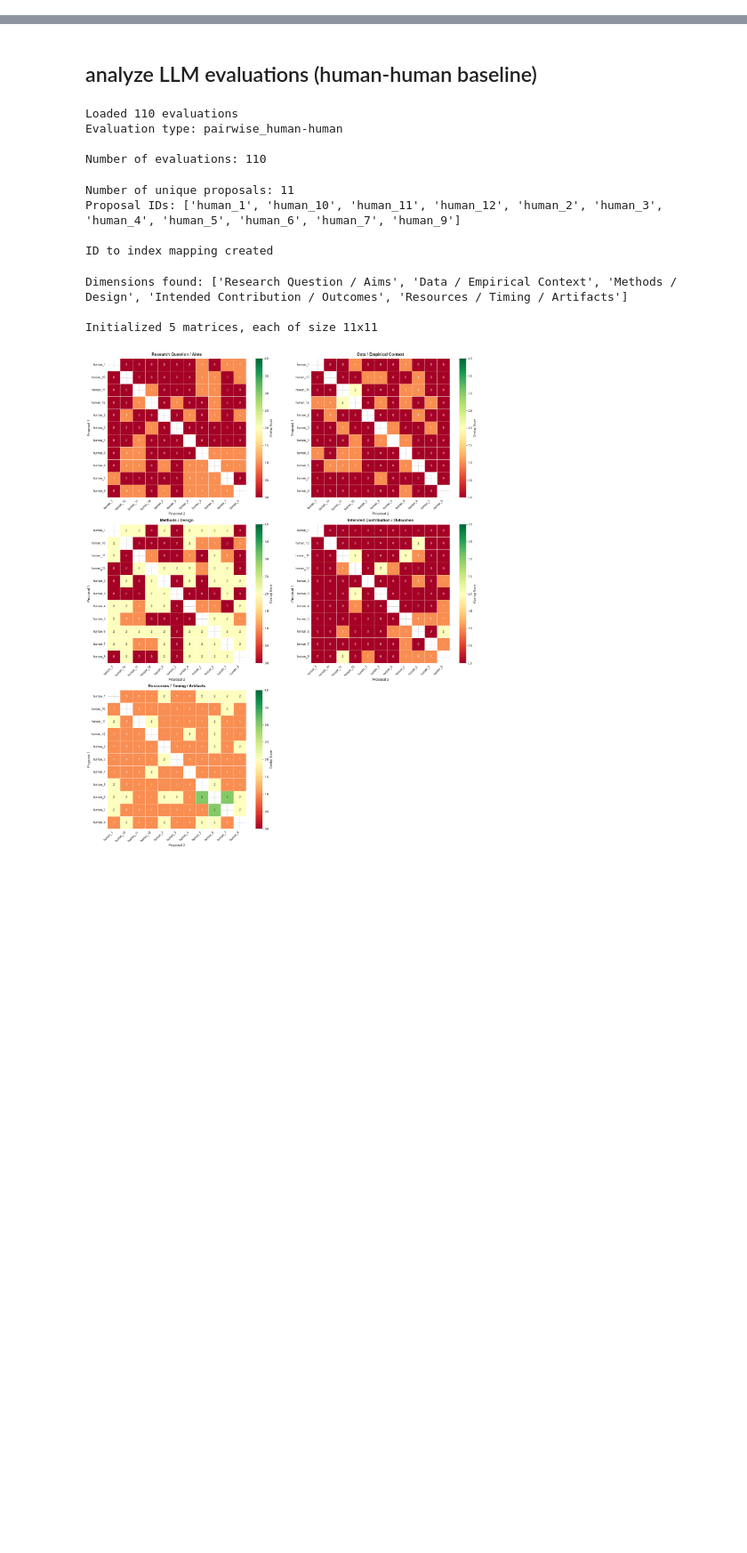
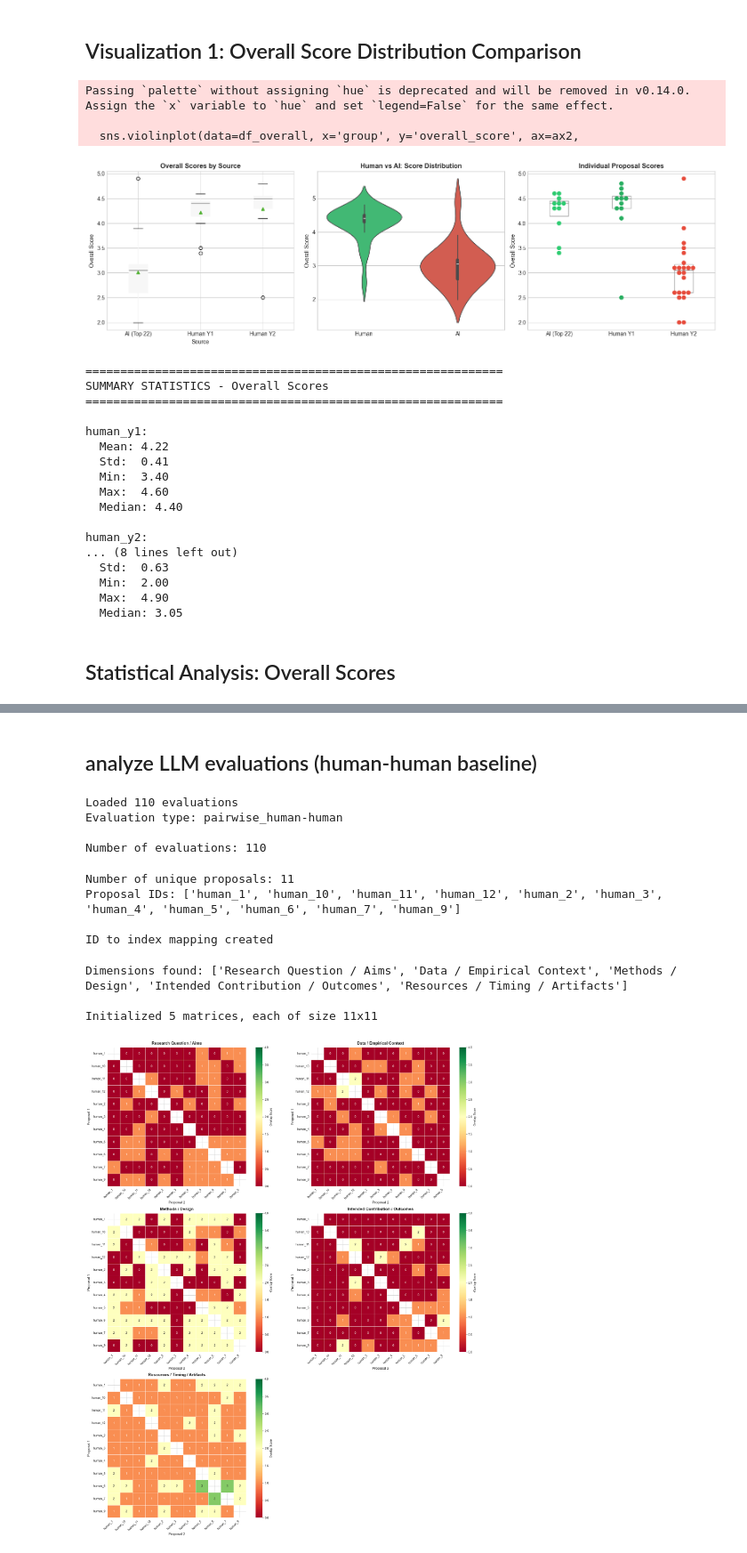
Before and after one commit to eveyhuang/ai-scientist, a Jupyter notebook: result_analysis.ipynb, the cells around one changed output, grey strips where cells are left out. Shown at 89% size. Cells and saved outputs as stored; diff of their text form; code cells hidden in the pictures; blank space fills up the shorter version.

```diff
--- a/result_analysis.ipynb
+++ b/result_analysis.ipynb
@@ -21,0 +188,77 @@ Libraries loaded successfully!
+# %% [markdown]
+## Visualization 1: Overall Score Distribution Comparison
+# %%
+# Figure 1: Overall Score Distribution - Three Groups
+fig, axes = plt.subplots(1, 3, figsize=(16, 5))
+
+# 1a. Box plot by source
+colors = {'human_y1': '#2ecc71', 'human_y2': '#27ae60', 'ai_top22': '#e74c3c'}
+ax1 = axes[0]
+df_overall.boxplot(column='overall_score', by='source', ax=ax1,
+                   patch_artist=True, showmeans=True)
+ax1.set_title('Overall Scores by Source', fontsize=12, fontweight='bold')
+ax1.set_xlabel('Source')
+ax1.set_ylabel('Overall Score')
+ax1.set_xticklabels(['AI (Top 22)', 'Human Y1', 'Human Y2'])
+plt.suptitle('')
+
+# 1b. Violin plot - Human vs AI
+ax2 = axes[1]
+sns.violinplot(data=df_overall, x='group', y='overall_score', ax=ax2,
+               palette=['#2ecc71', '#e74c3c'], inner='box')
+ax2.set_title('Human vs AI: Score Distribution', fontsize=12, fontweight='bold')
+ax2.set_xlabel('')
+ax2.set_ylabel('Overall Score')
+
+# 1c. Swarm plot with individual points
+ax3 = axes[2]
+sns.swarmplot(data=df_overall, x='source', y='overall_score', ax=ax3,
+              hue='source', palette=colors, size=8, legend=False)
+sns.boxplot(data=df_overall, x='source', y='overall_score', ax=ax3,
+            color='white', width=0.3, showcaps=False, boxprops={'facecolor': 'None'},
+            showfliers=False, whiskerprops={'linewidth': 0})
+ax3.set_title('Individual Proposal Scores', fontsize=12, fontweight='bold')
+ax3.set_xlabel('')
+ax3.set_ylabel('Overall Score')
+ax3.set_xticklabels(['AI (Top 22)', 'Human Y1', 'Human Y2'])
+
+plt.tight_layout()
+plt.savefig('qualitative_evaluation/human_vs_ai_overall_scores.png', dpi=150, bbox_inches='tight')
+plt.show()
+
+# Print summary statistics
+print("\n" + "=" * 60)
+print("SUMMARY STATISTICS - Overall Scores")
+print("=" * 60)
+for source in df_overall['source'].unique():
+    scores = df_overall[df_overall['source'] == source]['overall_score']
+    print(f"\n{source}:")
+    print(f"  Mean: {scores.mean():.2f}")
+    print(f"  Std:  {scores.std():.2f}")
+    print(f"  Min:  {scores.min():.2f}")
+    print(f"  Max:  {scores.max():.2f}")
+    print(f"  Median: {scores.median():.2f}")
+# %% [output]
+Passing `palette` without assigning `hue` is deprecated and will be removed in v0.14.0. Assign the `x` variable to `hue` and set `legend=False` for the same effect.
+
+  sns.violinplot(data=df_overall, x='group', y='overall_score', ax=ax2,
+[figure, added]
+============================================================
+SUMMARY STATISTICS - Overall Scores
+============================================================
+
+human_y1:
+  Mean: 4.22
+  Std:  0.41
+  Min:  3.40
+  Max:  4.60
+  Median: 4.40
+
+human_y2:
+... (8 lines left out)
+  Std:  0.63
+  Min:  2.00
+  Max:  4.90
+  Median: 3.05
+# %% [markdown]
+## Statistical Analysis: Overall Scores
```
Also changed, not shown: parts of 31 cells of this notebook, 9 other files.
